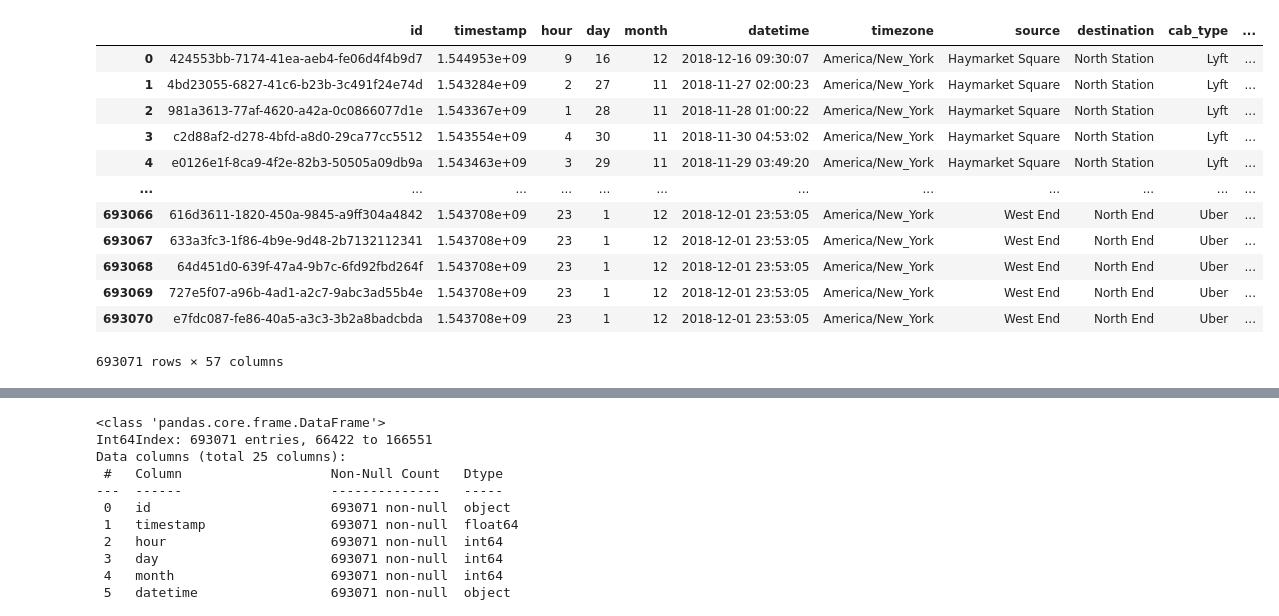
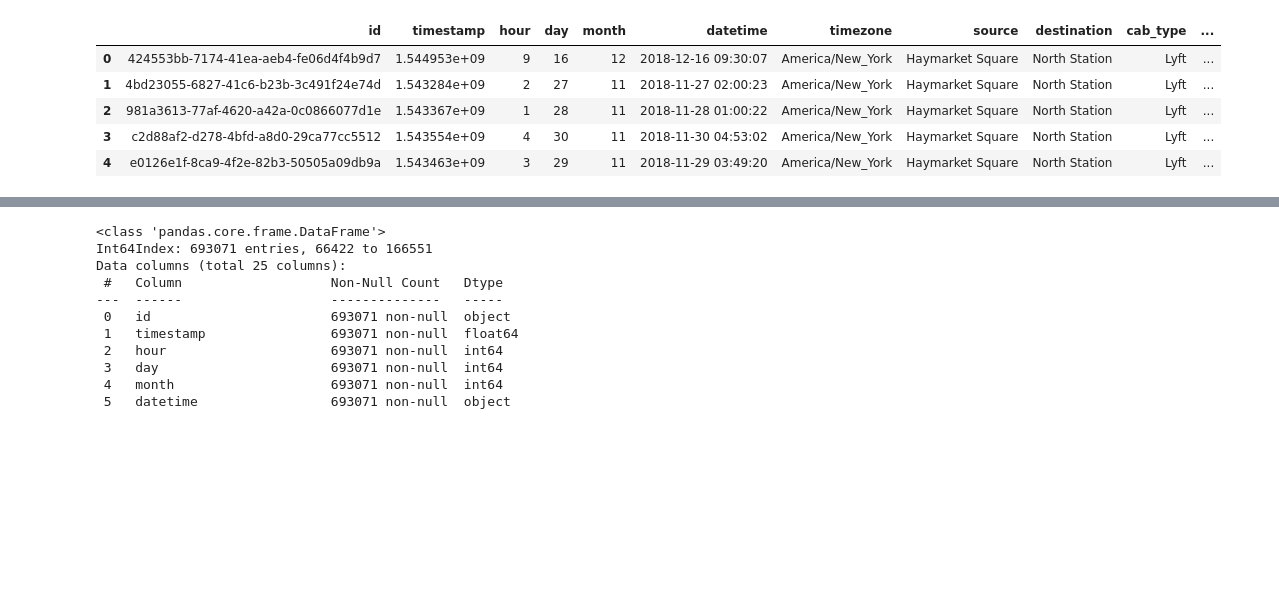
Before and after one commit to umar-khayam/Uber-Data-Analysis, a Jupyter notebook: Data cleaning and wrangling.ipynb, the cells around one changed output, grey strips where cells are left out. Drawn from its saved outputs; the diff is of its cells as text; code cells hidden in the pictures; blank space fills up the shorter version.

```diff
--- a/Data cleaning and wrangling.ipynb
+++ b/Data cleaning and wrangling.ipynb
@@ -6,21 +6,14 @@ import operator
 # %%
 data=pnd.read_csv('rideshare_kaggle.csv')
 pnd.set_option('display.max_columns',None)
-data
+data.head()
 # %% [output]
 |  | id | timestamp | hour | day | month | datetime | timezone | source | destination | cab_type | ... |
 | 0 | 424553bb-7174-41ea-aeb4-fe06d4f4b9d7 | 1.544953e+09 | 9 | 16 | 12 | 2018-12-16 09:30:07 | America/New_York | Haymarket Square | North Station | Lyft | ... |
 | 1 | 4bd23055-6827-41c6-b23b-3c491f24e74d | 1.543284e+09 | 2 | 27 | 11 | 2018-11-27 02:00:23 | America/New_York | Haymarket Square | North Station | Lyft | ... |
 | 2 | 981a3613-77af-4620-a42a-0c0866077d1e | 1.543367e+09 | 1 | 28 | 11 | 2018-11-28 01:00:22 | America/New_York | Haymarket Square | North Station | Lyft | ... |
 | 3 | c2d88af2-d278-4bfd-a8d0-29ca77cc5512 | 1.543554e+09 | 4 | 30 | 11 | 2018-11-30 04:53:02 | America/New_York | Haymarket Square | North Station | Lyft | ... |
 | 4 | e0126e1f-8ca9-4f2e-82b3-50505a09db9a | 1.543463e+09 | 3 | 29 | 11 | 2018-11-29 03:49:20 | America/New_York | Haymarket Square | North Station | Lyft | ... |
-| ... | ... | ... | ... | ... | ... | ... | ... | ... | ... | ... | ... |
-| 693066 | 616d3611-1820-450a-9845-a9ff304a4842 | 1.543708e+09 | 23 | 1 | 12 | 2018-12-01 23:53:05 | America/New_York | West End | North End | Uber | ... |
-| 693067 | 633a3fc3-1f86-4b9e-9d48-2b7132112341 | 1.543708e+09 | 23 | 1 | 12 | 2018-12-01 23:53:05 | America/New_York | West End | North End | Uber | ... |
-| 693068 | 64d451d0-639f-47a4-9b7c-6fd92fbd264f | 1.543708e+09 | 23 | 1 | 12 | 2018-12-01 23:53:05 | America/New_York | West End | North End | Uber | ... |
-| 693069 | 727e5f07-a96b-4ad1-a2c7-9abc3ad55b4e | 1.543708e+09 | 23 | 1 | 12 | 2018-12-01 23:53:05 | America/New_York | West End | North End | Uber | ... |
-| 693070 | e7fdc087-fe86-40a5-a3c3-3b2a8badcbda | 1.543708e+09 | 23 | 1 | 12 | 2018-12-01 23:53:05 | America/New_York | West End | North End | Uber | ... |
-693071 rows × 57 columns
 # %%
 data=data.sort_values('datetime')
 data=data[['id','timestamp','hour','day','month','datetime','source','destination','cab_type','product_id','name','price','distance','surge_multiplier','temperature','short_summary','long_summary','icon','visibility','temperatureHigh','temperatureLow','apparentTemperatureHigh','apparentTemperatureLow','latitude','longitude']]
```
Also changed, not shown: parts of 4 cells of this notebook, 2 other files.
